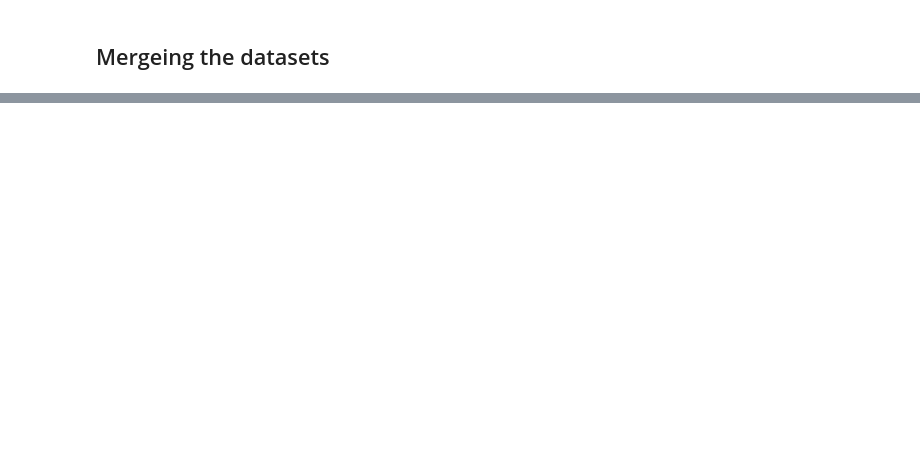
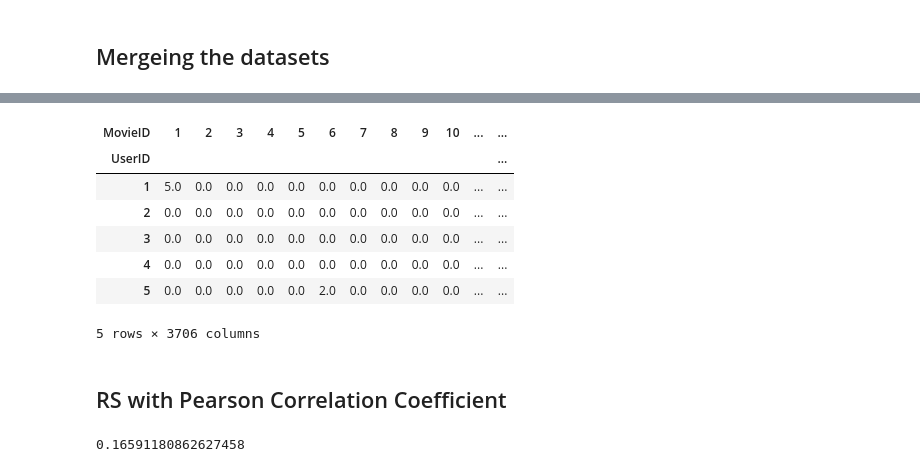
Before and after one commit to psykick-21/recommender-system, a Jupyter notebook: notebook.ipynb, the cells around one changed output, grey strips where cells are left out. Drawn from its saved outputs; the diff is of its cells as text; code cells hidden in the pictures; blank space fills up the shorter version.

```diff
--- a/notebook.ipynb
+++ b/notebook.ipynb
@@ -184,2 +190,4 @@ ratings['Timestamp'] = pd.to_datetime(ratings['Timestamp'], unit='s')
+# %%
+movies['Genres'] = movies['Genres'].fillna(movies['Genres'].mode()[0]).copy()
 # %% [markdown]
 ## Feature Engineering
@@ -201,6 +211,9 @@ movies = movies.rename(columns={'Movie ID':'MovieID'})
 # %%
 data = pd.merge(ratings,users,on='UserID',how='left')
 data = pd.merge(data,movies,on='MovieID',how='left')
+data['Rating'] = data['Rating'].astype(float)
+data['UserID'] = data['UserID'].astype(int)
+data['MovieID'] = data['MovieID'].astype(int)
 # %%
 data.head()
 # %% [output]
@@ -212,0 +240,14 @@ data.head()
+# %%
+pivot = data.pivot_table(values='Rating', index='UserID', columns='MovieID')
+pivot = pivot.fillna(0.0).copy()
+# %%
+pivot.head()
+# %% [output]
+| MovieID | 1 | 2 | 3 | 4 | 5 | 6 | 7 | 8 | 9 | 10 | ... | ... |
+| UserID |  |  |  |  |  |  |  |  |  |  |  | ... |
+| 1 | 5.0 | 0.0 | 0.0 | 0.0 | 0.0 | 0.0 | 0.0 | 0.0 | 0.0 | 0.0 | ... | ... |
+| 2 | 0.0 | 0.0 | 0.0 | 0.0 | 0.0 | 0.0 | 0.0 | 0.0 | 0.0 | 0.0 | ... | ... |
+| 3 | 0.0 | 0.0 | 0.0 | 0.0 | 0.0 | 0.0 | 0.0 | 0.0 | 0.0 | 0.0 | ... | ... |
+| 4 | 0.0 | 0.0 | 0.0 | 0.0 | 0.0 | 0.0 | 0.0 | 0.0 | 0.0 | 0.0 | ... | ... |
+| 5 | 0.0 | 0.0 | 0.0 | 0.0 | 0.0 | 2.0 | 0.0 | 0.0 | 0.0 | 0.0 | ... | ... |
+5 rows × 3706 columns
@@ -212,0 +257,2 @@ data.head()
+# %% [markdown]
+## RS with Pearson Correlation Coefficient
@@ -212,0 +280,4 @@ data.head()
+# %%
+pearson_correlation(pivot.loc[1,:],pivot.loc[6,:])
+# %% [output]
+0.16591180862627458
```
Also changed, not shown: parts of 30 cells of this notebook.
